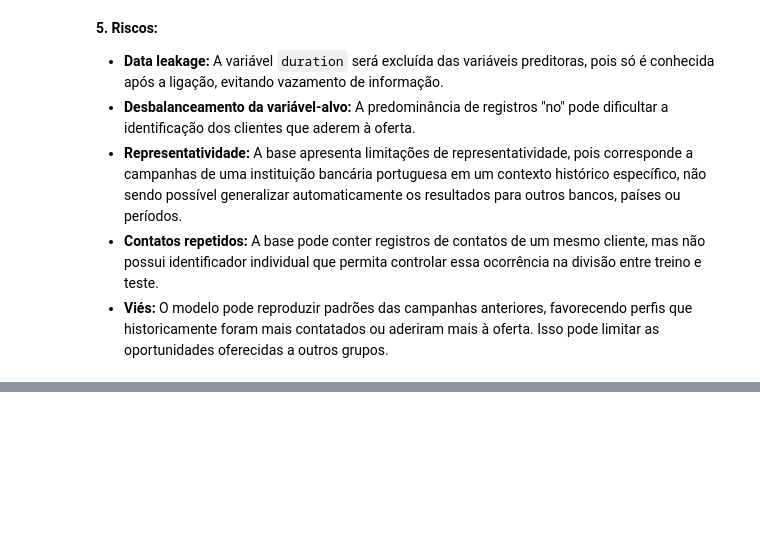
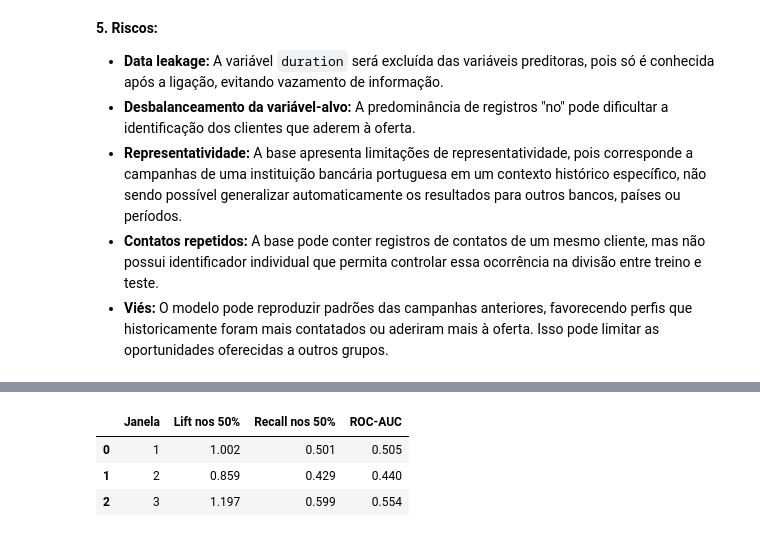
Before and after one commit to Maria-Isadora-Camargo/du_mkt_bancario_CDAN, a Jupyter notebook: du_mkt_bancario.ipynb, the cells around one changed output, grey strips where cells are left out. Drawn from its saved outputs; the diff is of its cells as text; code cells hidden in the pictures; blank space fills up the shorter version.

```diff
--- a/du_mkt_bancario.ipynb
+++ b/du_mkt_bancario.ipynb
@@ -387,0 +497,11 @@ bem-sucedida apresentam maior taxa de adesão na campanha atual.
+# %%
+#curva cumulativa do maior escore para o menor
+def curva_cumulativa(y_real, probs):
+    dados = pd.DataFrame({'adesao': np.asarray(y_real), 'score': np.asarray(probs)})
+    if dados['adesao'].sum() == 0:
+        raise ValueError('Não é possível calcular captura sem adesões.')
+    grupos = (dados.groupby('score')['adesao'].agg(['count', 'sum'])
+              .sort_index(ascending=False))
+    contatos = np.r_[0, grupos['count'].cumsum().to_numpy() / len(dados)]
+    captura = np.r_[0, grupos['sum'].cumsum().to_numpy() / dados['adesao'].sum()]
+    return contatos, captura
@@ -387,0 +635,15 @@ bem-sucedida apresentam maior taxa de adesão na campanha atual.
+# %%
+i = busca_escolhida.best_index_
+r = busca_escolhida.cv_results_
+estabilidade = pd.DataFrame({
+    'Janela': [1, 2, 3],
+    'Lift nos 50%': [r[f'split{j}_test_lift_50'][i] for j in range(3)],
+    'Recall nos 50%': [r[f'split{j}_test_recall_50'][i] for j in range(3)],
+    'ROC-AUC': [r[f'split{j}_test_ROC_AUC'][i] for j in range(3)]
+})
+display(estabilidade.round(3))
+# %% [output]
+|  | Janela | Lift nos 50% | Recall nos 50% | ROC-AUC |
+| 0 | 1 | 1.002 | 0.501 | 0.505 |
+| 1 | 2 | 0.859 | 0.429 | 0.440 |
+| 2 | 3 | 1.197 | 0.599 | 0.554 |
```
Also changed, not shown: parts of 17 cells of this notebook.
